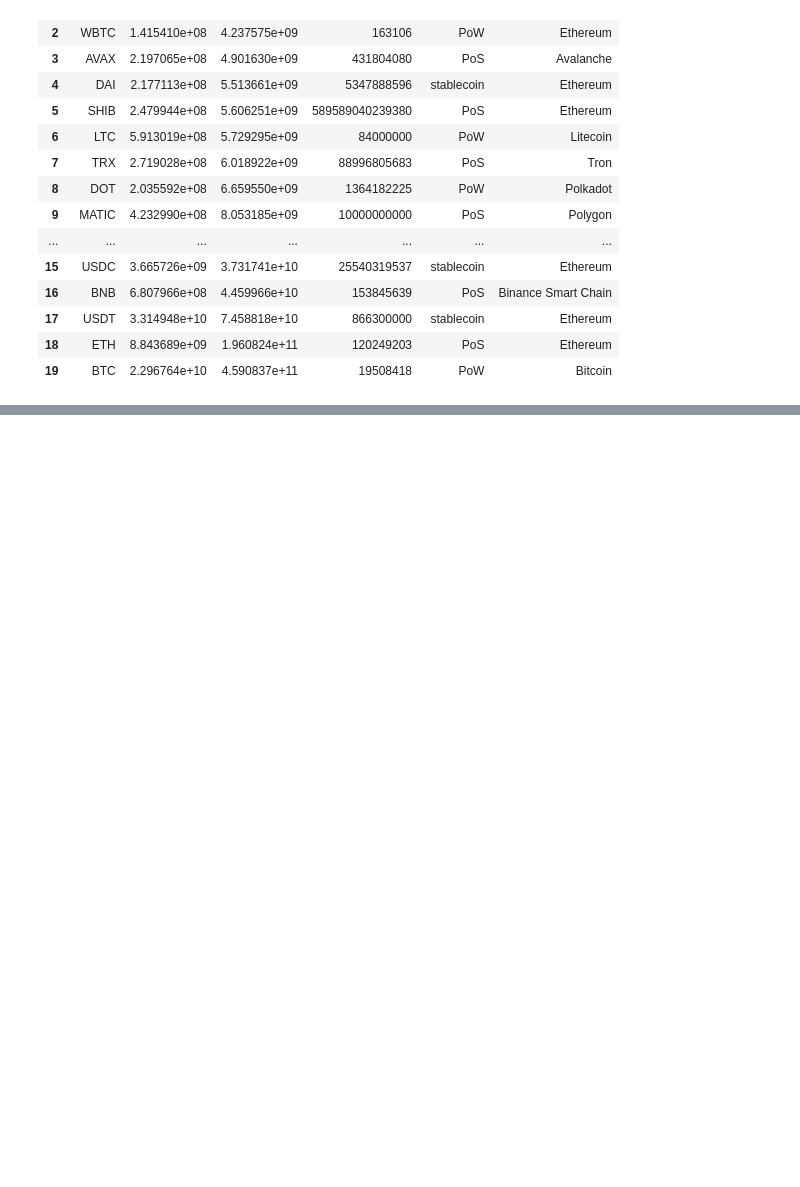
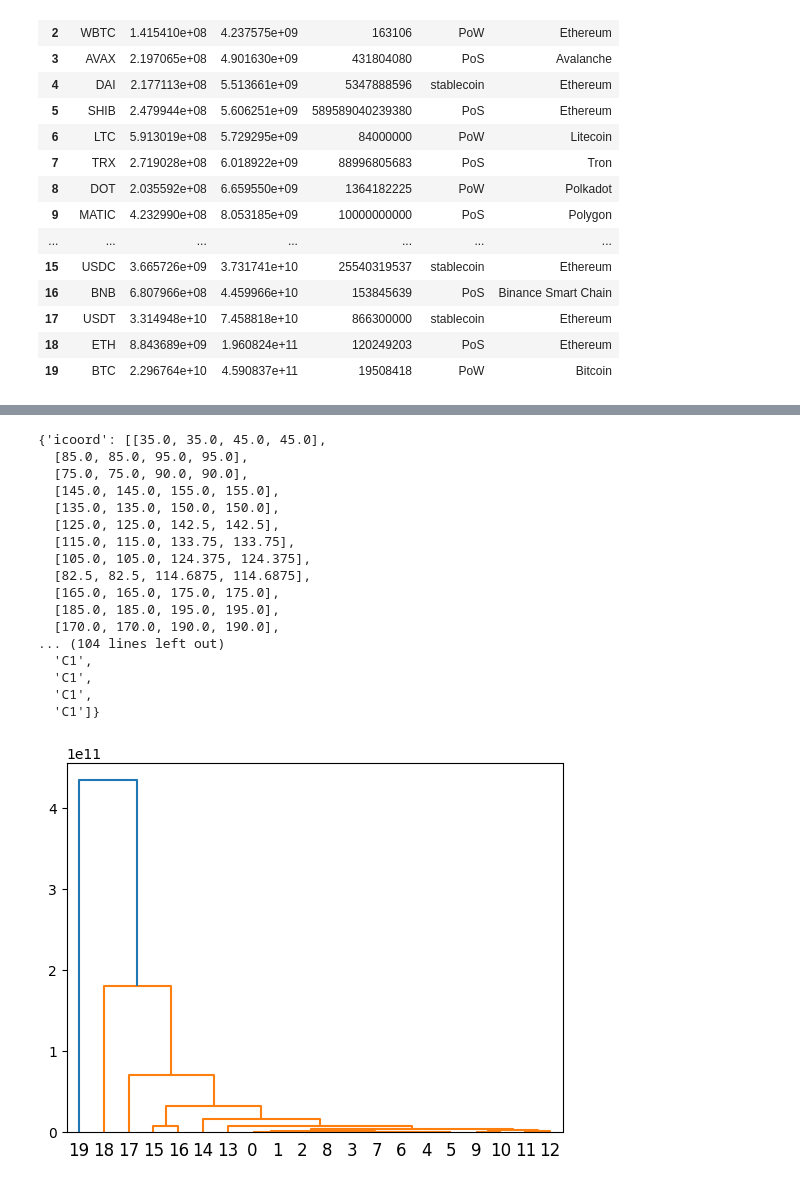
Before and after one commit to arian-rad/Quera-DataScience_bootcamp_Project1-Phase2, a Jupyter notebook: question2.ipynb, the cells around one changed output, grey strips where cells are left out. Saved outputs shown, nothing was run; the diff lists cells and outputs as text; code cells hidden in the pictures; blank space fills up the shorter version.

```diff
--- a/question2.ipynb
+++ b/question2.ipynb
@@ -23,0 +89,22 @@ data = pd.read_excel("coins_data.xlsx")
+# %%
+result = shc.linkage(df, method='centroid')
+shc.dendrogram(result)
+# %% [output]
+{'icoord': [[35.0, 35.0, 45.0, 45.0],
+  [85.0, 85.0, 95.0, 95.0],
+  [75.0, 75.0, 90.0, 90.0],
+  [145.0, 145.0, 155.0, 155.0],
+  [135.0, 135.0, 150.0, 150.0],
+  [125.0, 125.0, 142.5, 142.5],
+  [115.0, 115.0, 133.75, 133.75],
+  [105.0, 105.0, 124.375, 124.375],
+  [82.5, 82.5, 114.6875, 114.6875],
+  [165.0, 165.0, 175.0, 175.0],
+  [185.0, 185.0, 195.0, 195.0],
+  [170.0, 170.0, 190.0, 190.0],
+... (104 lines left out)
+  'C1',
+  'C1',
+  'C1',
+  'C1']}
+[figure, added]
```
Also changed, not shown: parts of 5 cells of this notebook.
